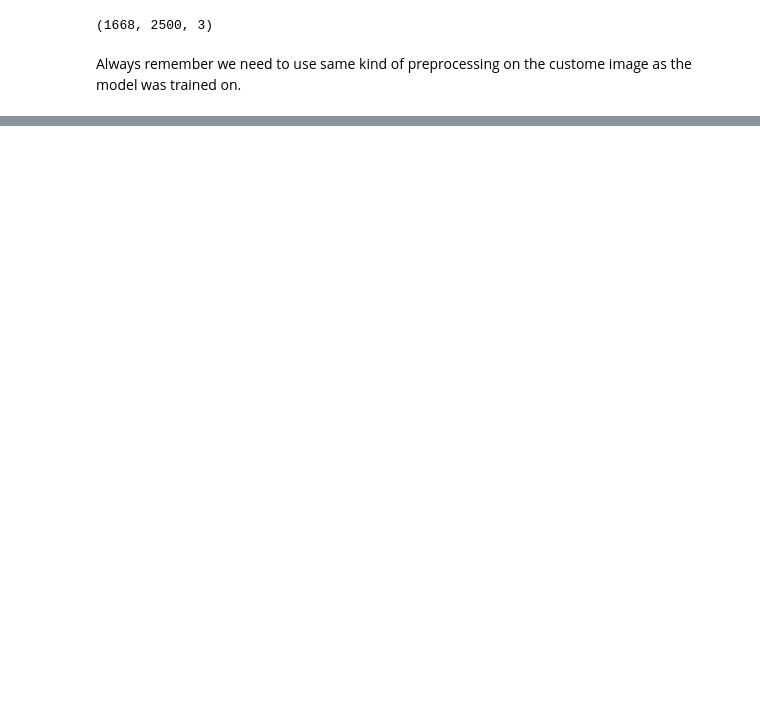
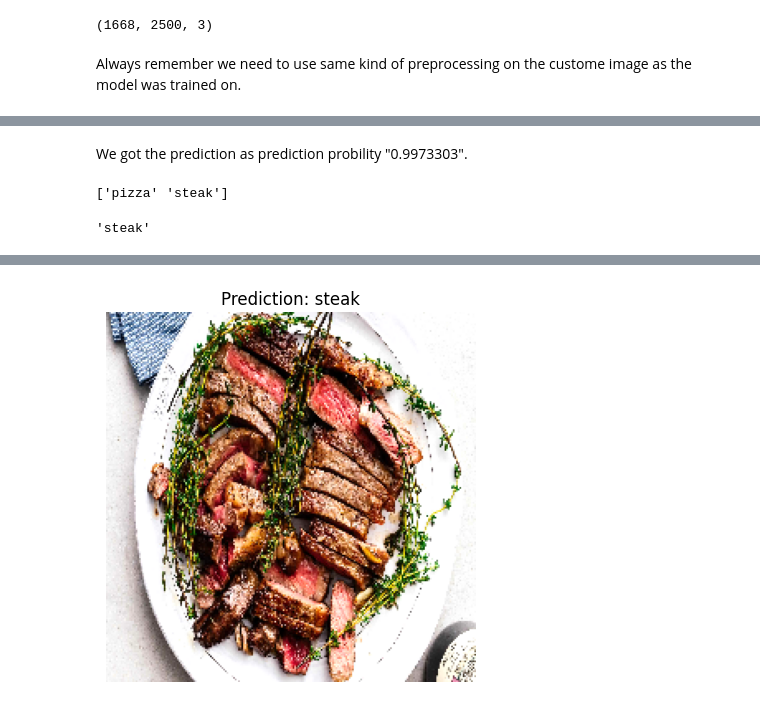
Before and after one commit to Kaushal-Top5699/tensorflow_cnn_cv, a Jupyter notebook: tensorflow_cnn_cv.ipynb, the cells around one changed output, grey strips where cells are left out. Cells and saved outputs as stored; diff of their text form; code cells hidden in the pictures; blank space fills up the shorter version.

Commit message:
Accurate predictions with model_7.

```diff
--- a/tensorflow_cnn_cv.ipynb
+++ b/tensorflow_cnn_cv.ipynb
@@ -905,5 +922,6 @@ steak = load_prep_image("steak01.jpeg")
 steak
 # %%
 # Making predictions with model_7.
-model_7.predict(tf.expand_dims(steak, axis = 0))
+pred = model_7.predict(tf.expand_dims(steak, axis = 0))
+pred
 # %% [output]
@@ -911 +929,34 @@ model_7.predict(tf.expand_dims(steak, axis = 0))
 array([[0.9973303]], dtype=float32)
+# %% [markdown]
+We got the prediction as prediction probility "0.9973303".
+# %%
+# Reminding the class names.
+print(class_names)
+# %% [output]
+['pizza' 'steak']
+# %%
+# Indexing the prediction class by rounding the prediction probability.
+pred_class = class_names[int(tf.round(pred))]
+pred_class
+# %% [output]
+'steak'
+# %%
+# Helper function to make predictions and plotting the image.
+def pred_plot(model, filename, class_names = class_names):
+
+  # Import the target image and preprocess it.
+  img = load_prep_image(filename)
+
+  # Make a prediction.
+  pred = model.predict(tf.expand_dims(img, axis = 0))
+
+  # Get the predicted class.
+  pred_class = class_names[int(tf.round(pred))]
+
+  # Plot the image and predicted class.
+  plt.imshow(img)
+  plt.title(f"Prediction: {pred_class}")
+  plt.axis(False)
+# %%
+pred_plot(model_7, "steak01.jpeg")
+# %% [output]
@@ -911,0 +965 @@ array([[0.9973303]], dtype=float32)
+[figure, added]
```
Also changed, not shown: parts of 6 cells of this notebook.
